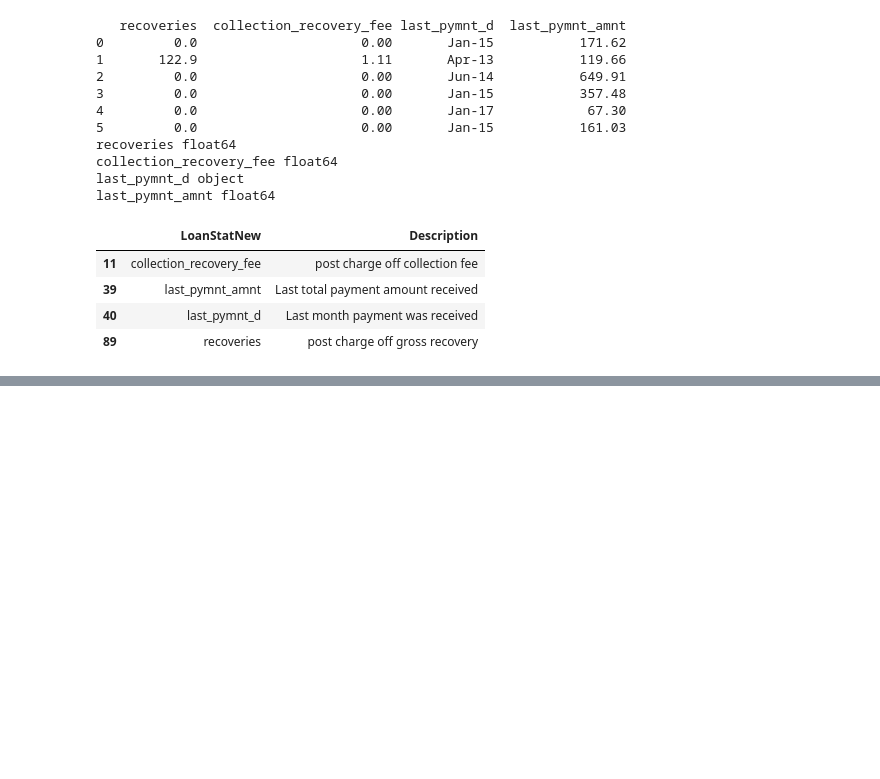
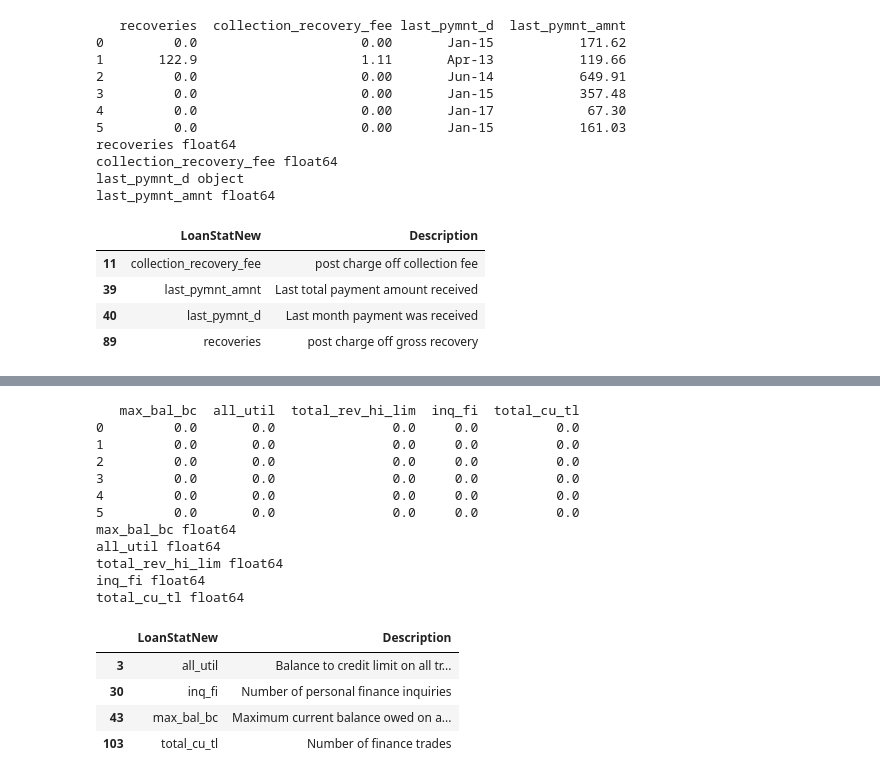
Before and after one commit to anilrajgr/udacity-machine-learning, a Jupyter notebook: projects/capstone/csv2dataframe.ipynb, the cells around one changed output, grey strips where cells are left out. Cells and saved outputs as stored; diff of their text form; code cells hidden in the pictures; blank space fills up the shorter version.

```diff
--- a/projects/capstone/csv2dataframe.ipynb
+++ b/projects/capstone/csv2dataframe.ipynb
@@ -961,0 +1269,24 @@ array(['Jan-\x01', 'Apr-\x01', 'Jun-\x01', 'May-\x01', 'Nov-\x01',
+# %%
+# Moving to next 4 columns
+print(loan_data.iloc[:6,59:64])
+for y in loan_data.columns[59:64]:
+  print(y, loan_data[y].dtype)
+loan_dict.loc[loan_dict['LoanStatNew'].isin(list(loan_data.columns.values[59:64]))]
+# %% [output]
+   max_bal_bc  all_util  total_rev_hi_lim  inq_fi  total_cu_tl
+0         0.0       0.0               0.0     0.0          0.0
+1         0.0       0.0               0.0     0.0          0.0
+2         0.0       0.0               0.0     0.0          0.0
+3         0.0       0.0               0.0     0.0          0.0
+4         0.0       0.0               0.0     0.0          0.0
+5         0.0       0.0               0.0     0.0          0.0
+max_bal_bc float64
+all_util float64
+total_rev_hi_lim float64
+inq_fi float64
+total_cu_tl float64
+|  | LoanStatNew | Description |
+| 3 | all_util | Balance to credit limit on all tr... |
+| 30 | inq_fi | Number of personal finance inquiries |
+| 43 | max_bal_bc | Maximum current balance owed on a... |
+| 103 | total_cu_tl | Number of finance trades |
```
Also changed, not shown: parts of 40 cells of this notebook.
